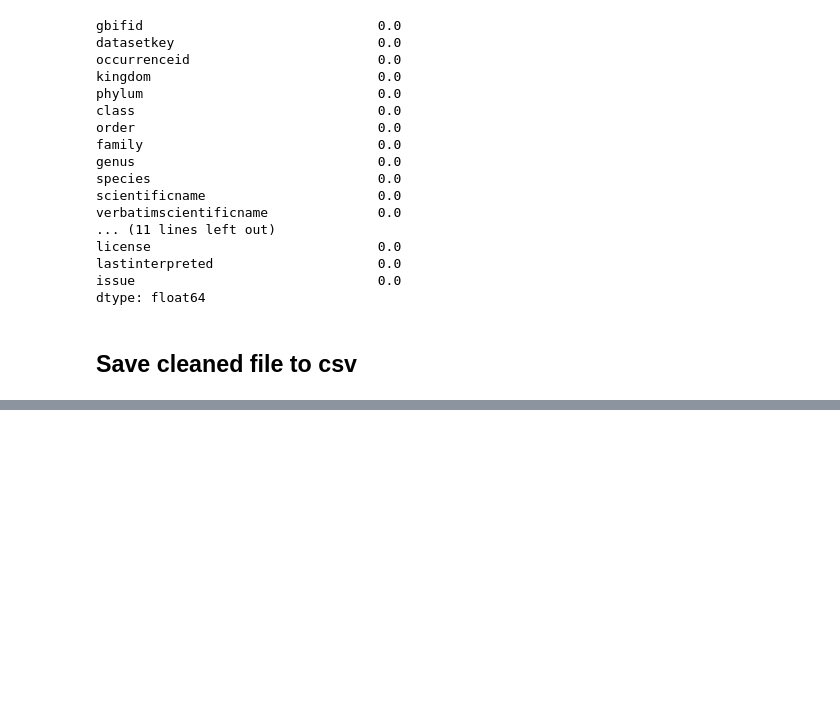
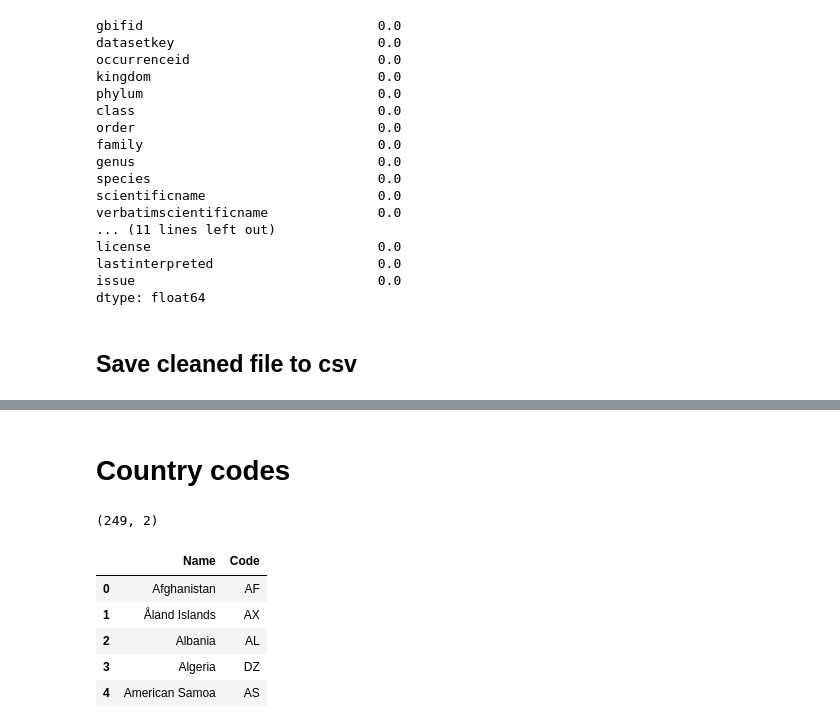
Before and after one commit to Tallaringues/mid-bootcamp-project-plantanet, a Jupyter notebook: Notebooks/clean_dataset_saved.ipynb, the cells around one changed output, grey strips where cells are left out. Drawn from its saved outputs; the diff is of its cells as text; code cells hidden in the pictures; blank space fills up the shorter version.

```diff
--- a/Notebooks/clean_dataset_saved.ipynb
+++ b/Notebooks/clean_dataset_saved.ipynb
@@ -246,0 +308,14 @@ plant_copy.to_csv(file_path, sep='\t', index=False)
+# %% [markdown]
+# Country codes
+# %%
+codes = pd.read_csv('../Data/raw/country_list.csv', sep=',')
+display(codes.shape)
+codes.head()
+# %% [output]
+(249, 2)
+|  | Name | Code |
+| 0 | Afghanistan | AF |
+| 1 | Åland Islands | AX |
+| 2 | Albania | AL |
+| 3 | Algeria | DZ |
+| 4 | American Samoa | AS |
```
Also changed, not shown: parts of 17 cells of this notebook.
